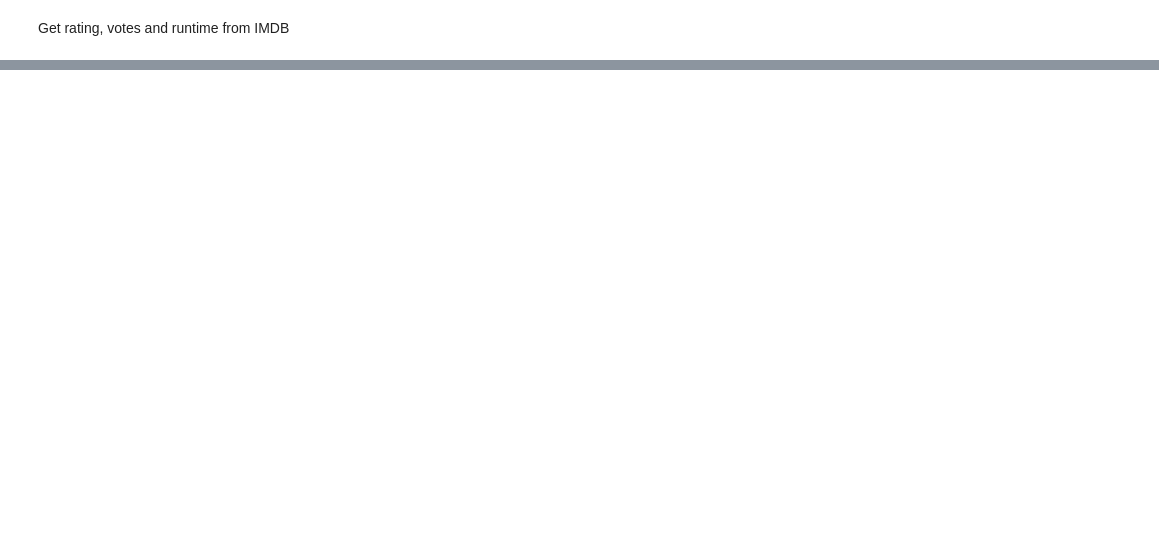
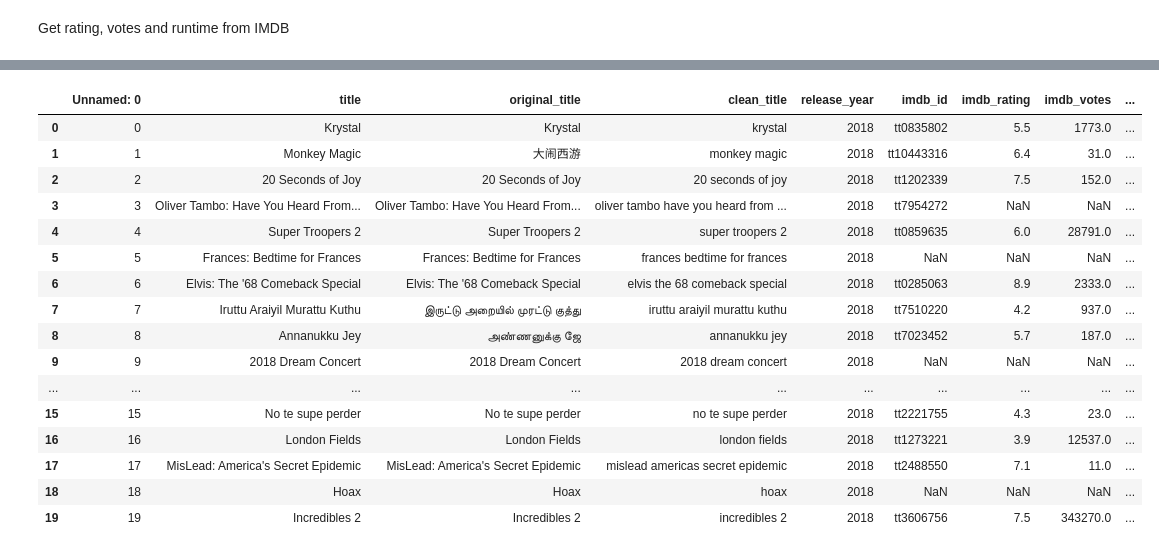
Before and after one commit to bruhu/film-sentiment-analysis, a Jupyter notebook: notebooks/imdb_scraping.ipynb, the cells around one changed output, grey strips where cells are left out. Saved outputs shown, nothing was run; the diff lists cells and outputs as text; code cells hidden in the pictures; blank space fills up the shorter version.

```diff
--- a/notebooks/imdb_scraping.ipynb
+++ b/notebooks/imdb_scraping.ipynb
@@ -75,0 +158,20 @@ Get rating, votes and runtime from IMDB
+# %%
+display(df_batch)
+# %% [output]
+|  | Unnamed: 0 | title | original_title | clean_title | release_year | imdb_id | imdb_rating | imdb_votes | ... |
+| 0 | 0 | Krystal | Krystal | krystal | 2018 | tt0835802 | 5.5 | 1773.0 | ... |
+| 1 | 1 | Monkey Magic | 大闹西游 | monkey magic | 2018 | tt10443316 | 6.4 | 31.0 | ... |
+| 2 | 2 | 20 Seconds of Joy | 20 Seconds of Joy | 20 seconds of joy | 2018 | tt1202339 | 7.5 | 152.0 | ... |
+| 3 | 3 | Oliver Tambo: Have You Heard From... | Oliver Tambo: Have You Heard From... | oliver tambo have you heard from ... | 2018 | tt7954272 | NaN | NaN | ... |
+| 4 | 4 | Super Troopers 2 | Super Troopers 2 | super troopers 2 | 2018 | tt0859635 | 6.0 | 28791.0 | ... |
+| 5 | 5 | Frances: Bedtime for Frances | Frances: Bedtime for Frances | frances bedtime for frances | 2018 | NaN | NaN | NaN | ... |
+| 6 | 6 | Elvis: The '68 Comeback Special | Elvis: The '68 Comeback Special | elvis the 68 comeback special | 2018 | tt0285063 | 8.9 | 2333.0 | ... |
+| 7 | 7 | Iruttu Araiyil Murattu Kuthu | இருட்டு அறையில் முரட்டு குத்து | iruttu araiyil murattu kuthu | 2018 | tt7510220 | 4.2 | 937.0 | ... |
+| 8 | 8 | Annanukku Jey | அண்ணனுக்கு ஜே | annanukku jey | 2018 | tt7023452 | 5.7 | 187.0 | ... |
+| 9 | 9 | 2018 Dream Concert | 2018 Dream Concert | 2018 dream concert | 2018 | NaN | NaN | NaN | ... |
+| ... | ... | ... | ... | ... | ... | ... | ... | ... | ... |
+| 15 | 15 | No te supe perder | No te supe perder | no te supe perder | 2018 | tt2221755 | 4.3 | 23.0 | ... |
+| 16 | 16 | London Fields | London Fields | london fields | 2018 | tt1273221 | 3.9 | 12537.0 | ... |
+| 17 | 17 | MisLead: America's Secret Epidemic | MisLead: America's Secret Epidemic | mislead americas secret epidemic | 2018 | tt2488550 | 7.1 | 11.0 | ... |
+| 18 | 18 | Hoax | Hoax | hoax | 2018 | NaN | NaN | NaN | ... |
+| 19 | 19 | Incredibles 2 | Incredibles 2 | incredibles 2 | 2018 | tt3606756 | 7.5 | 343270.0 | ... |
```
Also changed, not shown: parts of 4 cells of this notebook, 1 other file.
